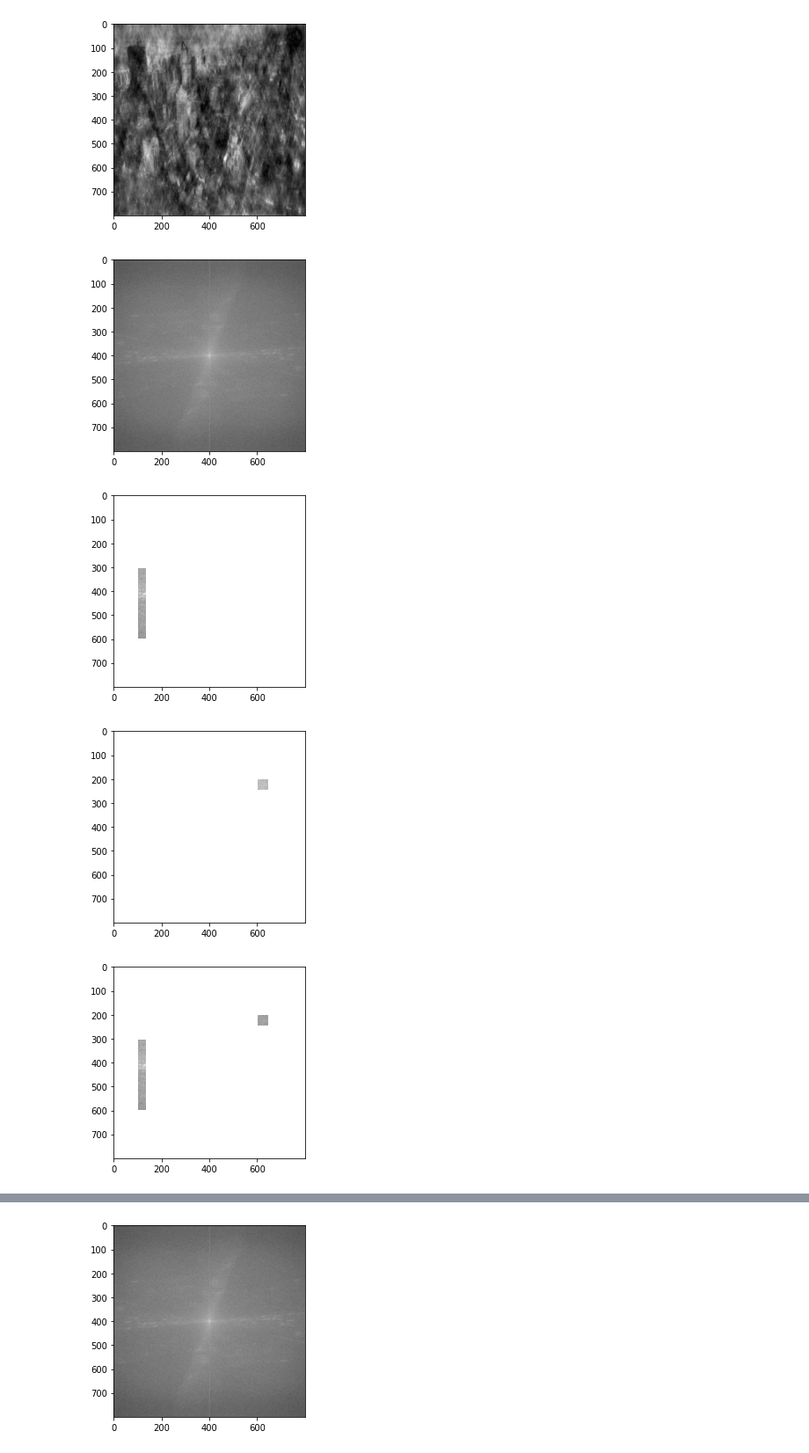
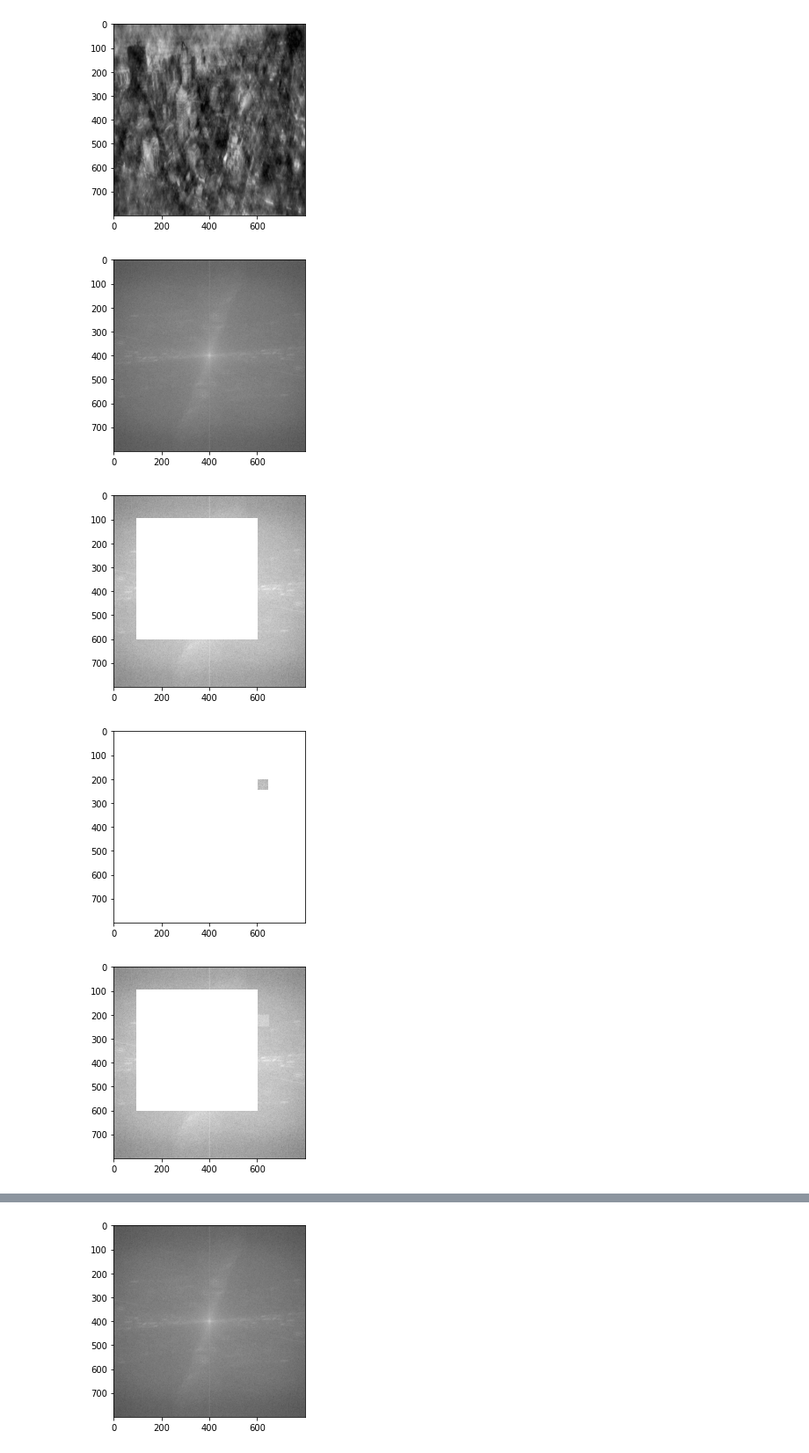
Before and after one commit to MahmoudRabea13/Image-Mixer, a Jupyter notebook: magphase.ipynb, the cells around one changed output, grey strips where cells are left out. Shown at 88% size. Cells and saved outputs as stored; diff of their text form; code cells hidden in the pictures.

Commit message:
add phase and magnitude images and result without cutting

```diff
--- a/magphase.ipynb
+++ b/magphase.ipynb
@@ -5,10 +5,10 @@ import matplotlib.pyplot as plt
 import os
 import sys
 # %%
-mat = cv.imread('tobeuploaded\city.jpeg')
-mat_2 = cv.imread('tobeuploaded\worldCup.jpg')
+mat = cv.imread('../tobeuploaded/Hassan.jpg')
+# mat_2 = cv.imread('tobeuploaded\worldCup.jpg')
 mat = cv.cvtColor(mat, cv.COLOR_BGR2GRAY)
-mat_2 = cv.cvtColor(mat_2, cv.COLOR_BGR2GRAY)
+# mat_2 = cv.cvtColor(mat_2, cv.COLOR_BGR2GRAY)
 # %%
 mat.shape
 # %% [output]
@@ -62,44 +68,47 @@ def fourier(img):
     fourier = np.fft.fft2(matrix)
     fourier = np.fft.fftshift(fourier)
     return fourier
-def cut(fourier, x, y,w,h,select):
+def magphase(fourier, select):
+    if select == 'mag':
+        return np.abs(fourier)
+    elif select == 'phase':
+        return np.angle(fourier)
+def cut(fourier, x, y,width, height, select):
     if select == 'cut':
         cut_mat = np.ones((fourier.shape[0], fourier.shape[1]))
-        cut_mat[y:y+h,x:x+w] = 0
+        cut_mat[y:y+height,x:x+width] = 0
     elif select == 'keep':
         cut_mat = np.zeros((fourier.shape[0], fourier.shape[1]))
-        cut_mat[y:y+h,x:x+w] = 1
+        cut_mat[y:y+height,x:x+width] = 1
     return fourier*cut_mat
-def visulaize(fourier,select):
-    if select == 'mag':
-        plt.imshow(np.log(np.abs(fourier)), cmap='gray')
-    elif select == 'phase':
-        plt.imshow(np.angle(fourier), cmap='gray')
-def re_fourier(fou1,fou_2):
-    re_fourier = np.abs(fou1)*np.exp(1j*np.angle(fou_2))
+def visulaize(fourier):
+    plt.imshow(fourier, cmap='gray')
+def re_fourier(magnitude,phase):
+    re_fourier = magnitude*np.exp(1j*phase)
+    re_fourier = np.fft.ifft2(re_fourier)
     return re_fourier
 # %%
 list_1 = [100,50,200,100]
 list_2 = [400,100,500,200]
 lists = [list_1,list_2]
 # %%
-fou = fourier('tobeuploaded\city.jpeg')
+fou = fourier('../tobeuploaded/city.jpeg')
+fou_1 = magphase(fou,'mag')
 plt.figure()
-visulaize(fou,'mag')
-fou_e_1 = cut(fou,100,300,40,300,'keep')
+visulaize(np.log(fou_1))
+fou_e_1 = cut(fou_1,100,100,500,500,'cut')
 plt.figure()
-visulaize(fou_e_1,'mag')
-fou_e_2 = cut(fou,600,200,50,50,'keep')
+visulaize(np.log(fou_e_1))
+fou_e_2 = cut(fou_1,600,200,50,50,'keep')
 plt.figure()
-visulaize(fou_e_2,'mag')
-mat_new = fou_e_1!=fou_e_2
+visulaize(np.log(fou_e_2))
 fou_e_3 = fou_e_1+fou_e_2
 plt.figure()
-visulaize(fou_e_3,'mag')
+visulaize(np.log(fou_e_3))
 # plt.figure()
 # visulaize(fou,'phase')
 # %% [output]
 [figure]
-[figure, old version]
+[figure, new version]
 [figure]
-[figure, old version]
+[figure, new version]
```
Also changed, not shown: parts of 3 cells of this notebook, 8 other files.
